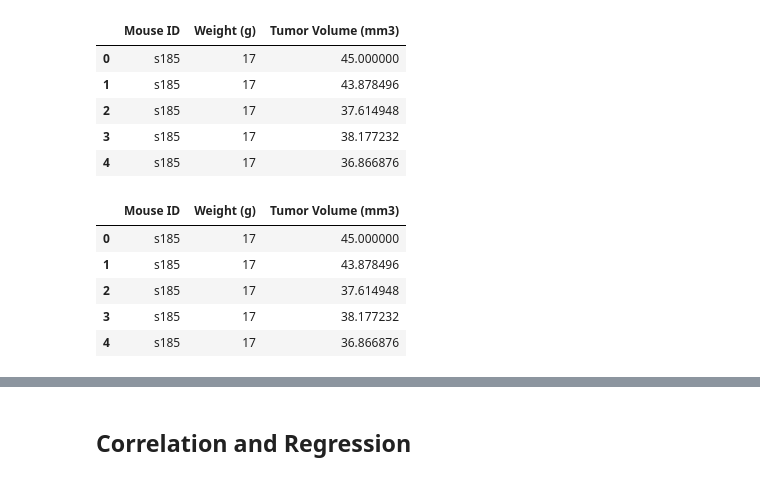
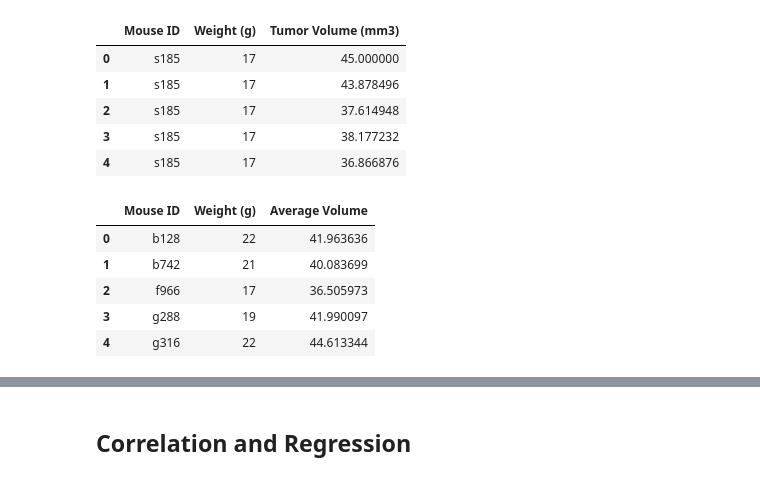
Before and after one commit to KendallMcCroy/Matplotlib-Homework-5, a Jupyter notebook: Pymaceuticals/pymaceuticals_starter.ipynb, the cells around one changed output, grey strips where cells are left out. Cells and saved outputs as stored; diff of their text form; code cells hidden in the pictures.

```diff
--- a/Pymaceuticals/pymaceuticals_starter.ipynb
+++ b/Pymaceuticals/pymaceuticals_starter.ipynb
@@ -388,12 +388,17 @@ mouse_weight_df.head()
 | 3 | s185 | 17 | 38.177232 |
 | 4 | s185 | 17 | 36.866876 |
 # %%
-# Get the average tumor valume per mouse and weight with drug
-capomulin_mean = pd.DataFrame(mouse_weight_df.groupby(["Mouse ID", "Weight (g)"])["Tumor Volume (mm3)""]))
+# Get the average tumor volume per mouse and weight with drug
+capomulin_mean = pd.DataFrame(mouse_weight_df.groupby(["Mouse ID", "Weight (g)"])["Tumor Volume (mm3)"].mean()).reset_index()
+#capomulin_mean.head()
+
+# Rename Tumor Volume to Average Volume
+capomulin_mean = capomulin_mean.rename(columns={"Tumor Volume (mm3)": "Average Volume"})
+capomulin_mean.head()
 # %% [output]
-|  | Mouse ID | Weight (g) | Tumor Volume (mm3) |
-| 0 | s185 | 17 | 45.000000 |
-| 1 | s185 | 17 | 43.878496 |
-| 2 | s185 | 17 | 37.614948 |
-| 3 | s185 | 17 | 38.177232 |
-| 4 | s185 | 17 | 36.866876 |
+|  | Mouse ID | Weight (g) | Average Volume |
+| 0 | b128 | 22 | 41.963636 |
+| 1 | b742 | 21 | 40.083699 |
+| 2 | f966 | 17 | 36.505973 |
+| 3 | g288 | 19 | 41.990097 |
+| 4 | g316 | 22 | 44.613344 |
```
Also changed, not shown: parts of 1 cell of this notebook.
